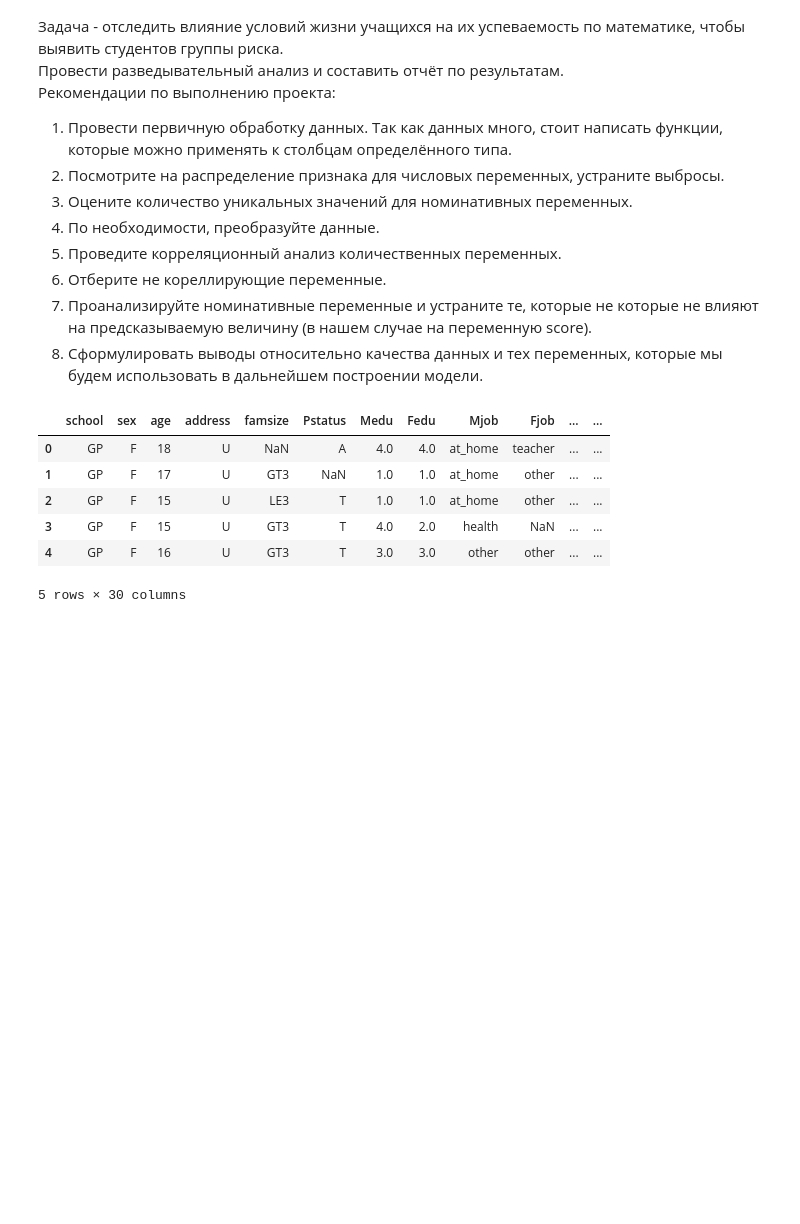
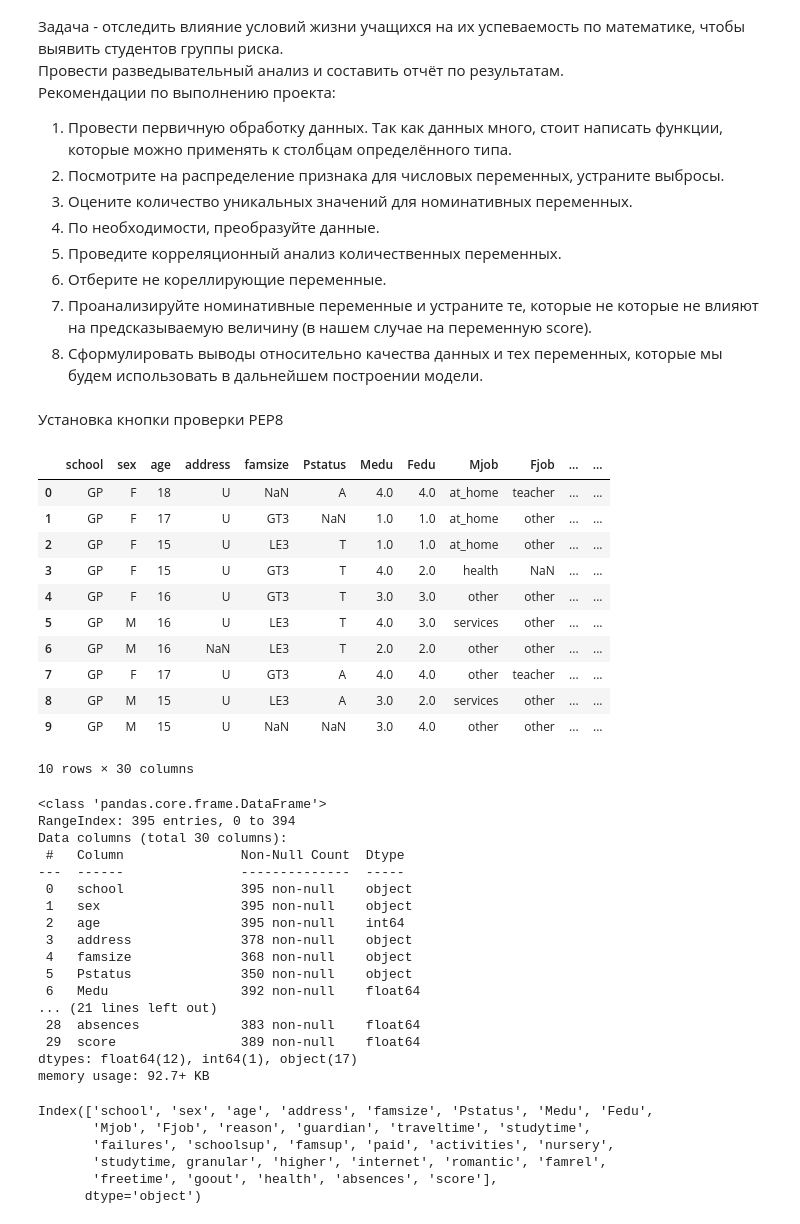
Before and after one commit to lermontoff123/Projekts, a Jupyter notebook: 3. Analyst/Analys.ipynb, the cells around one changed output. Saved outputs shown, nothing was run; the diff lists cells and outputs as text; code cells hidden in the pictures; blank space fills up the shorter version.

```diff
--- a/3. Analyst/Analys.ipynb
+++ b/3. Analyst/Analys.ipynb
@@ -39,3 +39,5 @@
 6. Отберите не кореллирующие переменные.
 7. Проанализируйте номинативные переменные и устраните те, которые не которые не влияют на предсказываемую величину (в нашем случае на переменную score).
 8. Сформулировать выводы относительно качества данных и тех переменных, которые мы будем использовать в дальнейшем построении модели.
+# %% [markdown]
+Установка кнопки проверки PEP8
@@ -44,16 +51,48 @@ import pandas as pd
 
 stud1 = pd.read_csv('stud_math.csv')
 stud = stud1.copy()
-# %%
-stud.head()
-# %% [output]
-|  | school | sex | age | address | famsize | Pstatus | Medu | Fedu | Mjob | Fjob | ... | ... |
-| 0 | GP | F | 18 | U | NaN | A | 4.0 | 4.0 | at_home | teacher | ... | ... |
-| 1 | GP | F | 17 | U | GT3 | NaN | 1.0 | 1.0 | at_home | other | ... | ... |
-| 2 | GP | F | 15 | U | LE3 | T | 1.0 | 1.0 | at_home | other | ... | ... |
-| 3 | GP | F | 15 | U | GT3 | T | 4.0 | 2.0 | health | NaN | ... | ... |
-| 4 | GP | F | 16 | U | GT3 | T | 3.0 | 3.0 | other | other | ... | ... |
-5 rows × 30 columns
+# %%
+display(stud.head(10))
+stud.info()
+# %% [output]
+|  | school | sex | age | address | famsize | Pstatus | Medu | Fedu | Mjob | Fjob | ... | ... |
+| 0 | GP | F | 18 | U | NaN | A | 4.0 | 4.0 | at_home | teacher | ... | ... |
+| 1 | GP | F | 17 | U | GT3 | NaN | 1.0 | 1.0 | at_home | other | ... | ... |
+| 2 | GP | F | 15 | U | LE3 | T | 1.0 | 1.0 | at_home | other | ... | ... |
+| 3 | GP | F | 15 | U | GT3 | T | 4.0 | 2.0 | health | NaN | ... | ... |
+| 4 | GP | F | 16 | U | GT3 | T | 3.0 | 3.0 | other | other | ... | ... |
+| 5 | GP | M | 16 | U | LE3 | T | 4.0 | 3.0 | services | other | ... | ... |
+| 6 | GP | M | 16 | NaN | LE3 | T | 2.0 | 2.0 | other | other | ... | ... |
+| 7 | GP | F | 17 | U | GT3 | A | 4.0 | 4.0 | other | teacher | ... | ... |
+| 8 | GP | M | 15 | U | LE3 | A | 3.0 | 2.0 | services | other | ... | ... |
+| 9 | GP | M | 15 | U | NaN | NaN | 3.0 | 4.0 | other | other | ... | ... |
+10 rows × 30 columns
+<class 'pandas.core.frame.DataFrame'>
+RangeIndex: 395 entries, 0 to 394
+Data columns (total 30 columns):
+ #   Column               Non-Null Count  Dtype
+---  ------               --------------  -----
+ 0   school               395 non-null    object
+ 1   sex                  395 non-null    object
+ 2   age                  395 non-null    int64
+ 3   address              378 non-null    object
+ 4   famsize              368 non-null    object
+ 5   Pstatus              350 non-null    object
+ 6   Medu                 392 non-null    float64
+... (21 lines left out)
+ 28  absences             383 non-null    float64
+ 29  score                389 non-null    float64
+dtypes: float64(12), int64(1), object(17)
+memory usage: 92.7+ KB
+# %%
+stud.columns
+# %% [output]
+Index(['school', 'sex', 'age', 'address', 'famsize', 'Pstatus', 'Medu', 'Fedu',
+       'Mjob', 'Fjob', 'reason', 'guardian', 'traveltime', 'studytime',
+       'failures', 'schoolsup', 'famsup', 'paid', 'activities', 'nursery',
+       'studytime, granular', 'higher', 'internet', 'romantic', 'famrel',
+       'freetime', 'goout', 'health', 'absences', 'score'],
+      dtype='object')
 # %%
 stud.describe()
 # %% [output]
```
Also changed, not shown: parts of 21 cells of this notebook.
